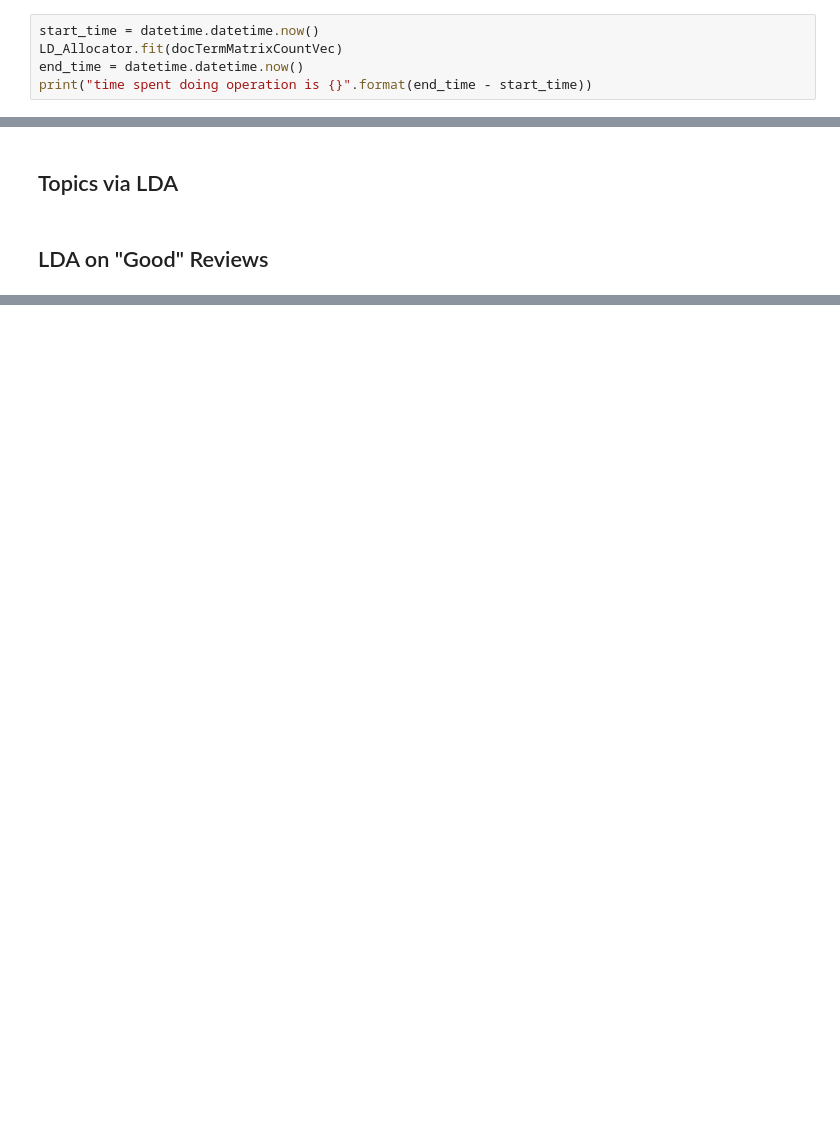
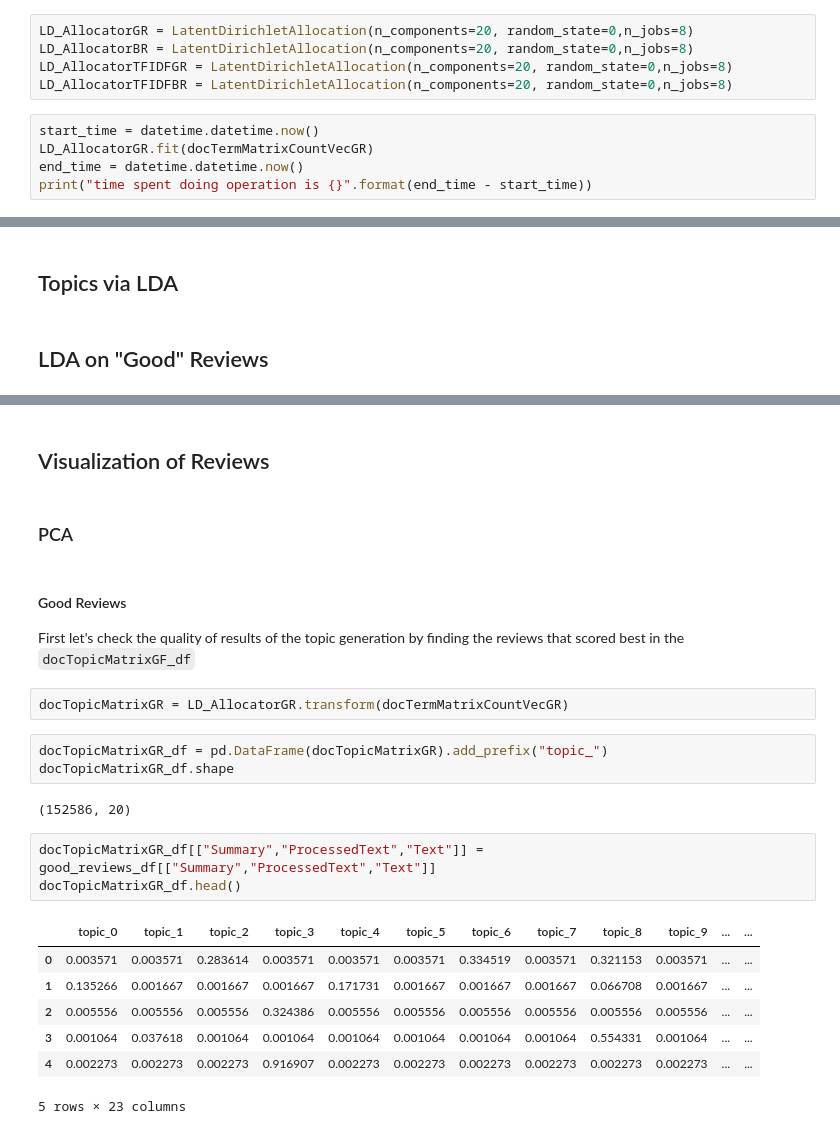
Before and after one commit to michael-a-green/Metis_Project4, a Jupyter notebook: Source/Project4_2.ipynb, the cells around one changed output, grey strips where cells are left out. Drawn from its saved outputs; the diff is of its cells as text; blank space fills up the shorter version.

```diff
--- a/Source/Project4_2.ipynb
+++ b/Source/Project4_2.ipynb
@@ -485,6 +664,11 @@ LD_Allocator = LatentDirichletAllocation(n_components=20, random_state=0,n_jobs=
+# %%
+LD_AllocatorGR = LatentDirichletAllocation(n_components=20, random_state=0,n_jobs=8)
+LD_AllocatorBR = LatentDirichletAllocation(n_components=20, random_state=0,n_jobs=8)
+LD_AllocatorTFIDFGR = LatentDirichletAllocation(n_components=20, random_state=0,n_jobs=8)
+LD_AllocatorTFIDFBR = LatentDirichletAllocation(n_components=20, random_state=0,n_jobs=8)
 # %%
 start_time = datetime.datetime.now()
-LD_Allocator.fit(docTermMatrixCountVec)
+LD_AllocatorGR.fit(docTermMatrixCountVecGR)
 end_time = datetime.datetime.now()
 print("time spent doing operation is {}".format(end_time - start_time))
 # %% [output]
@@ -516,0 +765,25 @@ topic
+# %% [markdown]
+## Visualization of Reviews
+# %% [markdown]
+### PCA
+# %% [markdown]
+#### Good Reviews
+First let's check the quality of results of the topic generation by finding the reviews that scored best in the `docTopicMatrixGF_df`
+# %%
+docTopicMatrixGR = LD_AllocatorGR.transform(docTermMatrixCountVecGR)
+# %%
+docTopicMatrixGR_df = pd.DataFrame(docTopicMatrixGR).add_prefix("topic_")
+docTopicMatrixGR_df.shape
+# %% [output]
+(152586, 20)
+# %%
+docTopicMatrixGR_df[["Summary","ProcessedText","Text"]] = good_reviews_df[["Summary","ProcessedText","Text"]]
+docTopicMatrixGR_df.head()
+# %% [output]
+|  | topic_0 | topic_1 | topic_2 | topic_3 | topic_4 | topic_5 | topic_6 | topic_7 | topic_8 | topic_9 | ... | ... |
+| 0 | 0.003571 | 0.003571 | 0.283614 | 0.003571 | 0.003571 | 0.003571 | 0.334519 | 0.003571 | 0.321153 | 0.003571 | ... | ... |
+| 1 | 0.135266 | 0.001667 | 0.001667 | 0.001667 | 0.171731 | 0.001667 | 0.001667 | 0.001667 | 0.066708 | 0.001667 | ... | ... |
+| 2 | 0.005556 | 0.005556 | 0.005556 | 0.324386 | 0.005556 | 0.005556 | 0.005556 | 0.005556 | 0.005556 | 0.005556 | ... | ... |
+| 3 | 0.001064 | 0.037618 | 0.001064 | 0.001064 | 0.001064 | 0.001064 | 0.001064 | 0.001064 | 0.554331 | 0.001064 | ... | ... |
+| 4 | 0.002273 | 0.002273 | 0.002273 | 0.916907 | 0.002273 | 0.002273 | 0.002273 | 0.002273 | 0.002273 | 0.002273 | ... | ... |
+5 rows × 23 columns
```
Also changed, not shown: parts of 82 cells of this notebook.
